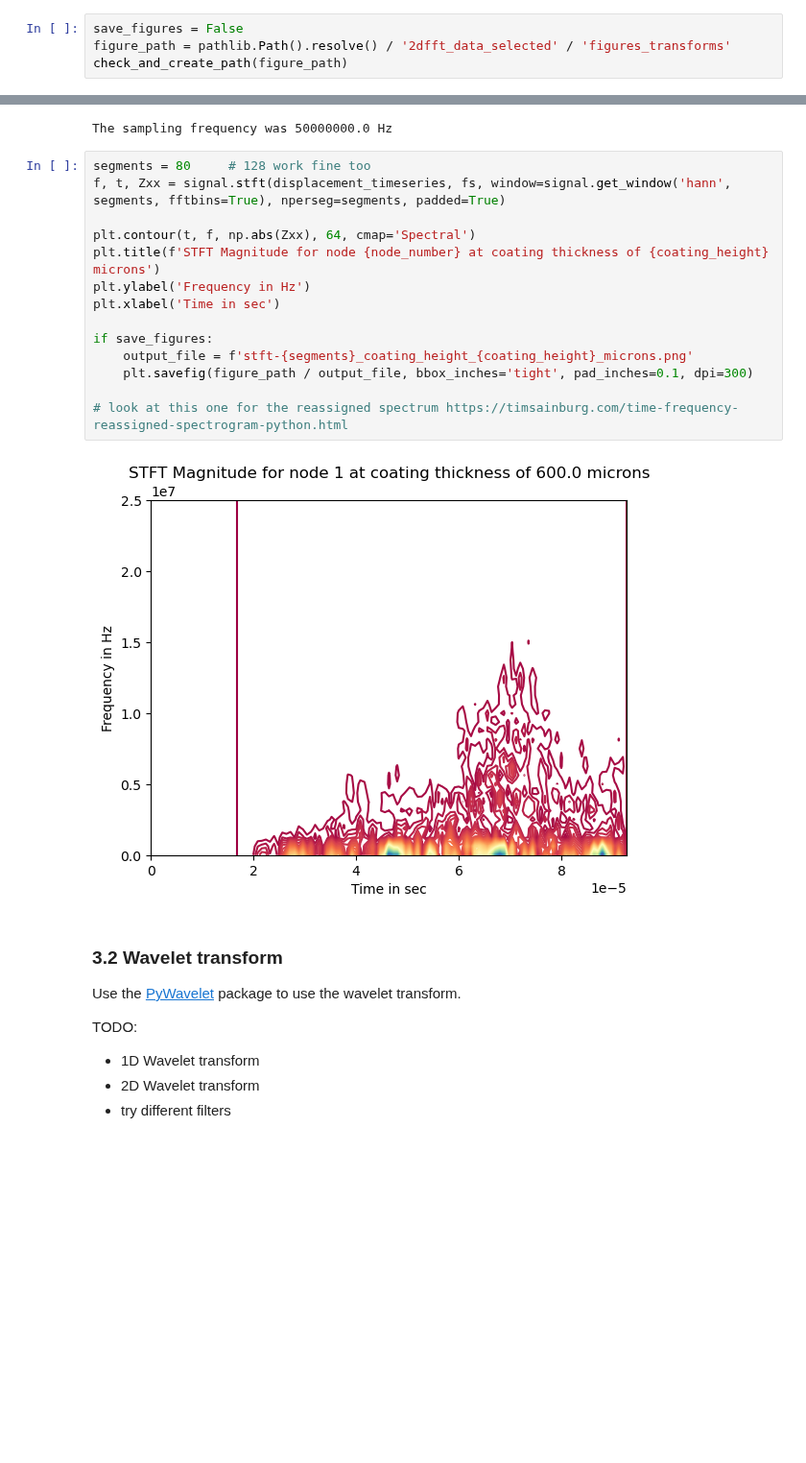
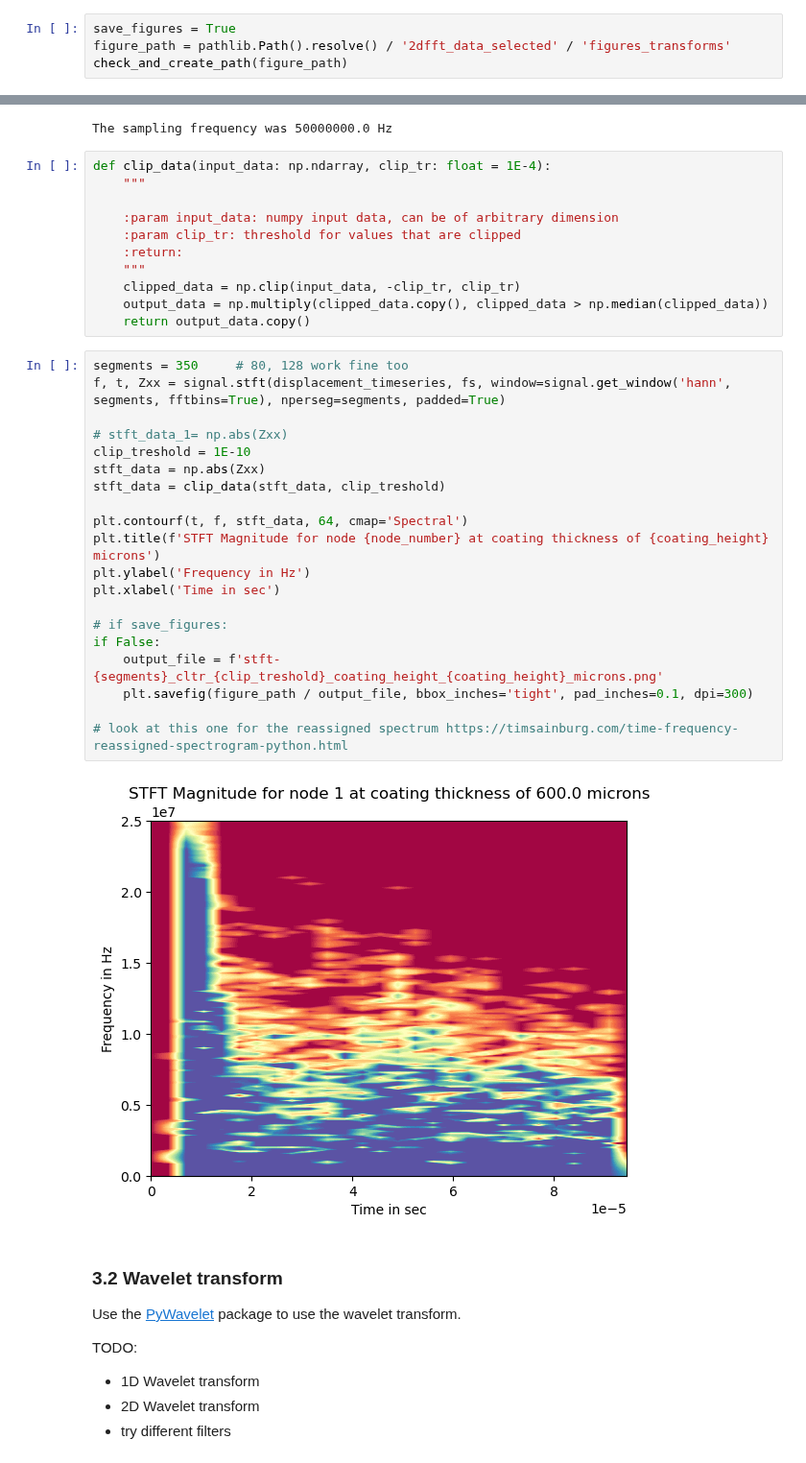
Before and after one commit to sjmxschm/ml_dl_wave_inversion, a Jupyter notebook: create_model/try_other_transforms.ipynb, the cells around one changed output, grey strips where cells are left out. Shown at 96% size. Saved outputs shown, nothing was run; the diff lists cells and outputs as text; blank space fills up the shorter version.

```diff
--- a/create_model/try_other_transforms.ipynb
+++ b/create_model/try_other_transforms.ipynb
@@ -61,7 +61,7 @@ def check_and_create_path(path: pathlib.Path() = None) -> None:
     else:
         print(f"Directory at \n>>> {path} <<<\nis already existing!")
 # %%
-save_figures = False
+save_figures = True
 figure_path = pathlib.Path().resolve() / '2dfft_data_selected' / 'figures_transforms'
 check_and_create_path(figure_path)
 # %% [output]
@@ -164,22 +166,39 @@ fs = 1/sim_info['t_sampling']       # get sampling frequency
 print(f"The sampling frequency was {fs} Hz")
 # %% [output]
 The sampling frequency was 50000000.0 Hz
+# %%
+def clip_data(input_data: np.ndarray, clip_tr: float = 1E-4):
+    """
+
+    :param input_data: numpy input data, can be of arbitrary dimension
+    :param clip_tr: threshold for values that are clipped
+    :return:
+    """
+    clipped_data = np.clip(input_data, -clip_tr, clip_tr)
+    output_data = np.multiply(clipped_data.copy(), clipped_data > np.median(clipped_data))
+    return output_data.copy()
 # %%
-segments = 80     # 128 work fine too
+segments = 350     # 80, 128 work fine too
 f, t, Zxx = signal.stft(displacement_timeseries, fs, window=signal.get_window('hann', segments, fftbins=True), nperseg=segments, padded=True)
 
-plt.contour(t, f, np.abs(Zxx), 64, cmap='Spectral')
+# stft_data_1= np.abs(Zxx)
+clip_treshold = 1E-10
+stft_data = np.abs(Zxx)
+stft_data = clip_data(stft_data, clip_treshold)
+
+plt.contourf(t, f, stft_data, 64, cmap='Spectral')
 plt.title(f'STFT Magnitude for node {node_number} at coating thickness of {coating_height} microns')
 plt.ylabel('Frequency in Hz')
 plt.xlabel('Time in sec')
 
-if save_figures:
-    output_file = f'stft-{segments}_coating_height_{coating_height}_microns.png'
+# if save_figures:
+if False:
+    output_file = f'stft-{segments}_cltr_{clip_treshold}_coating_height_{coating_height}_microns.png'
     plt.savefig(figure_path / output_file, bbox_inches='tight', pad_inches=0.1, dpi=300)
 
 # look at this one for the reassigned spectrum https://timsainburg.com/time-frequency-reassigned-spectrogram-python.html
 # %% [output]
-[figure, old version]
+[figure, new version]
 # %% [markdown]
 ### 3.2 Wavelet transform
 
```
Also changed, not shown: parts of 13 cells of this notebook, 1 other file.
